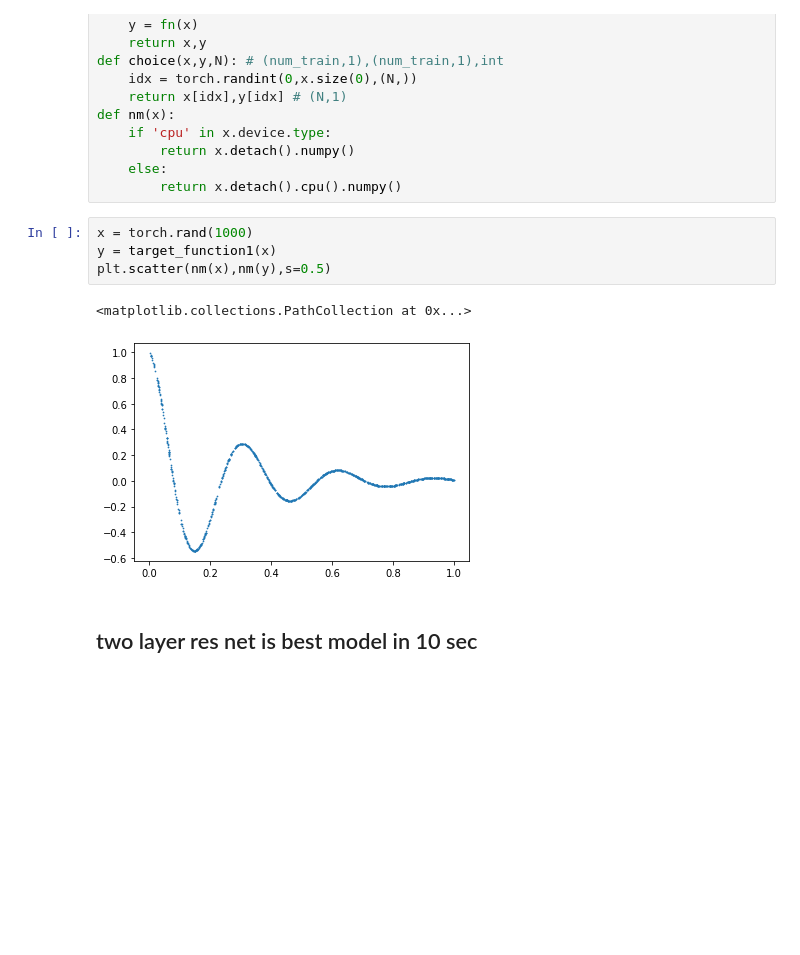
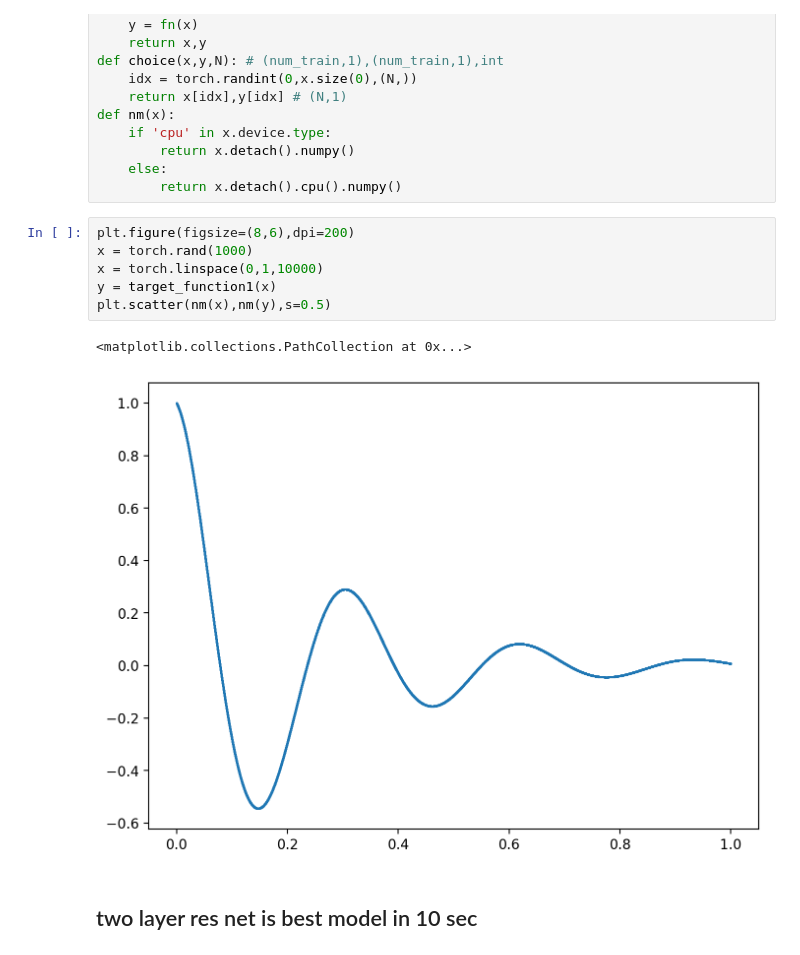
Before and after one commit to ven-kyoshiro/trust_estimation_nn, a Jupyter notebook: v4_evaluation_framework.ipynb, the cells around one changed output. Saved outputs shown, nothing was run; the diff lists cells and outputs as text; blank space fills up the shorter version.

```diff
--- a/v4_evaluation_framework.ipynb
+++ b/v4_evaluation_framework.ipynb
@@ -19,12 +27,14 @@ def nm(x):
     else:
         return x.detach().cpu().numpy()
 # %%
+plt.figure(figsize=(8,6),dpi=200)
 x = torch.rand(1000)
+x = torch.linspace(0,1,10000)
 y = target_function1(x)
 plt.scatter(nm(x),nm(y),s=0.5)
 # %% [output]
 <matplotlib.collections.PathCollection at 0x...>
-[figure, old version]
+[figure, new version]
 # %% [markdown]
 ## two layer res net is best model in 10 sec
 # %%
```
Also changed, not shown: parts of 2 cells of this notebook, 5 other files.
